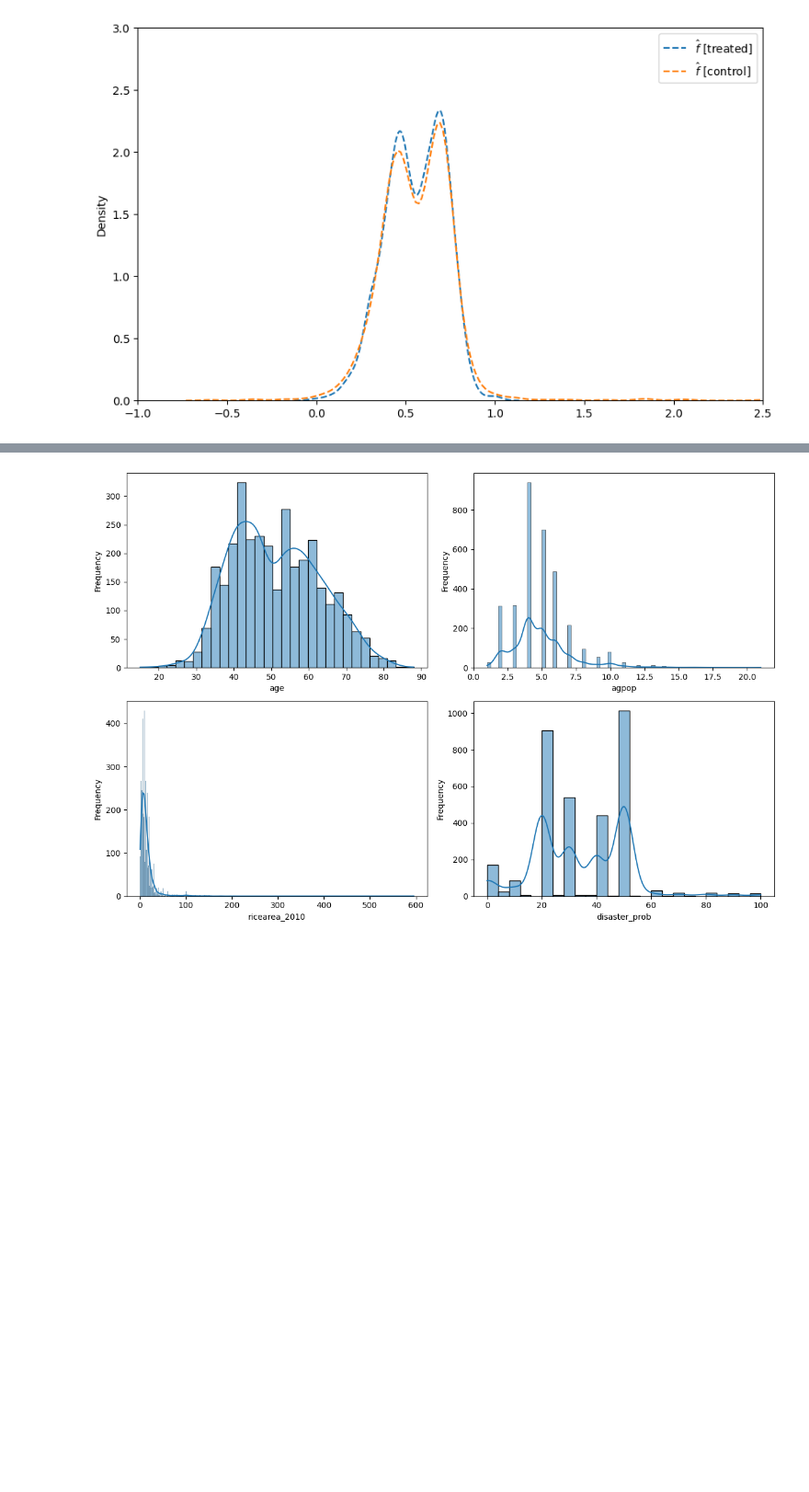
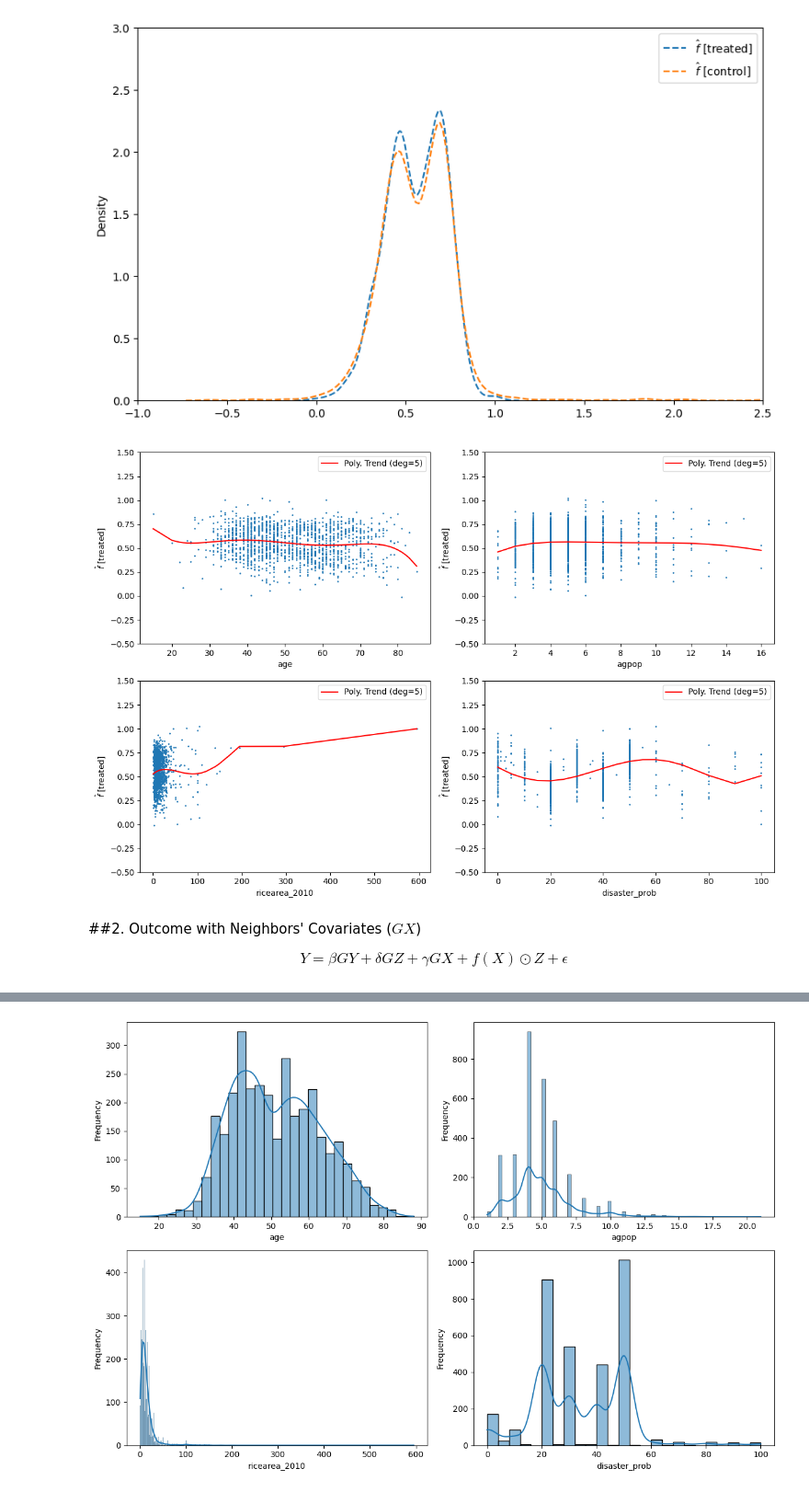
Before and after one commit to lujie-zhou/network_rkhs, a Jupyter notebook: Cai_et_al_2015/replication.ipynb, the cells around one changed output, grey strips where cells are left out. Shown: that part at 92% size. Cells and saved outputs as stored; diff of their text form; code cells hidden in the pictures; blank space fills up the shorter version.

```diff
--- a/Cai_et_al_2015/replication.ipynb
+++ b/Cai_et_al_2015/replication.ipynb
@@ -231,3 +230,46 @@ plt.legend(loc=1)
 plt.show()
 # %% [output]
 [figure]
+# %%
+columns_to_plot = ['age','agpop','ricearea_2010','disaster_prob']
+
+fig, axes = plt.subplots(nrows=2, ncols=2, figsize=(12, 8))
+axes = axes.flatten()
+
+for i, col in enumerate(columns_to_plot):
+    x_data = filtered_network_variables.iloc[treated, filtered_network_variables.columns.get_loc(col)]
+    y_data = fx_hat[treated]
+
+    # Remove NaN values before fitting the polynomial
+    not_nan_indices = (~np.isnan(x_data)) & (~np.isnan(y_data))
+    x_data = x_data[not_nan_indices.values].reset_index(drop=True)
+    y_data = y_data[not_nan_indices.values] # fx_hat is a numpy array, so standard indexing works
+
+
+    # Fit a polynomial trend line (degree 2 is a common choice)
+    deg = 5
+    coefficients = np.polyfit(x_data, y_data, deg)
+    polynomial = np.poly1d(coefficients)
+    trend_line = polynomial(x_data)
+
+    # Sort the data for plotting the trend line smoothly
+    sort_indices = np.argsort(x_data)
+    x_data_sorted = x_data.iloc[sort_indices]
+    trend_line_sorted = trend_line[sort_indices]
+
+
+    axes[i].scatter(x_data, y_data, s=1)
+    axes[i].plot(x_data_sorted, trend_line_sorted, color='red', label=f'Poly. Trend (deg={deg})')
+    axes[i].set_xlabel(col)
+    axes[i].set_ylabel(r'$\hat{f}$ [treated]')
+    axes[i].set_ylim(-0.5, 1.5) # Set the y-axis limits
+    axes[i].legend()
+
+plt.tight_layout()
+plt.show()
+# %% [output]
+[figure, added]
+# %% [markdown]
+##2. Outcome with Neighbors' Covariates ($GX$)
+
+$$Y=\beta GY+\delta GZ + \gamma GX + f(X)\odot Z+\epsilon$$
```
Also changed, not shown: parts of 19 cells of this notebook.
